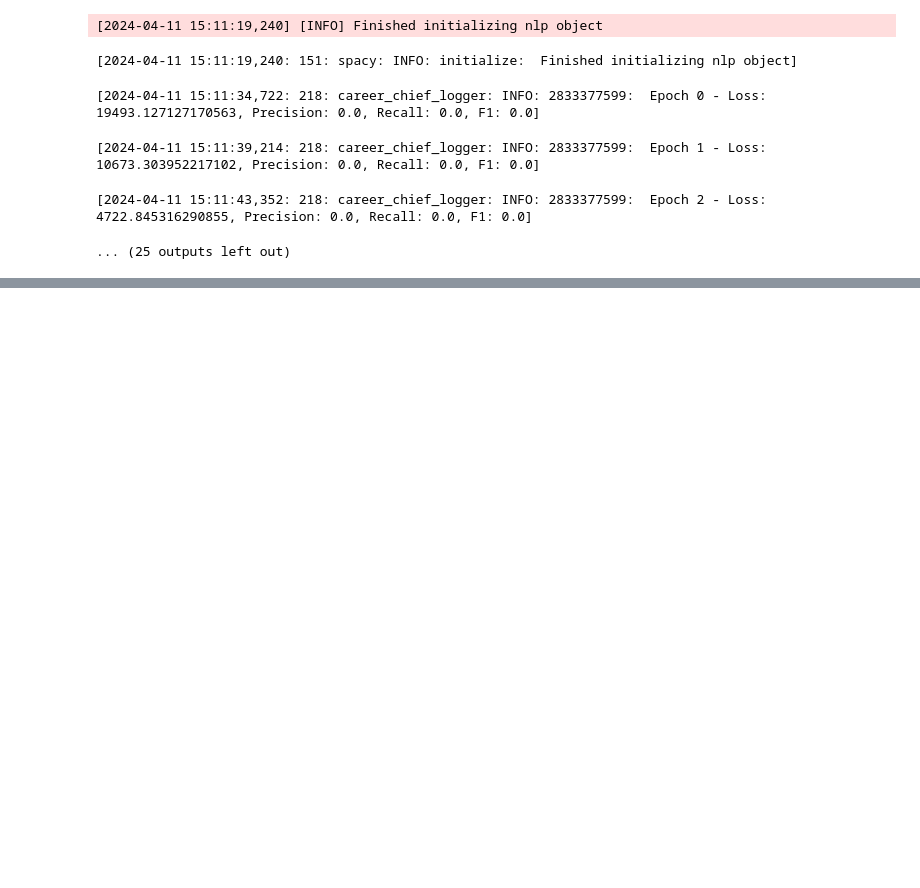
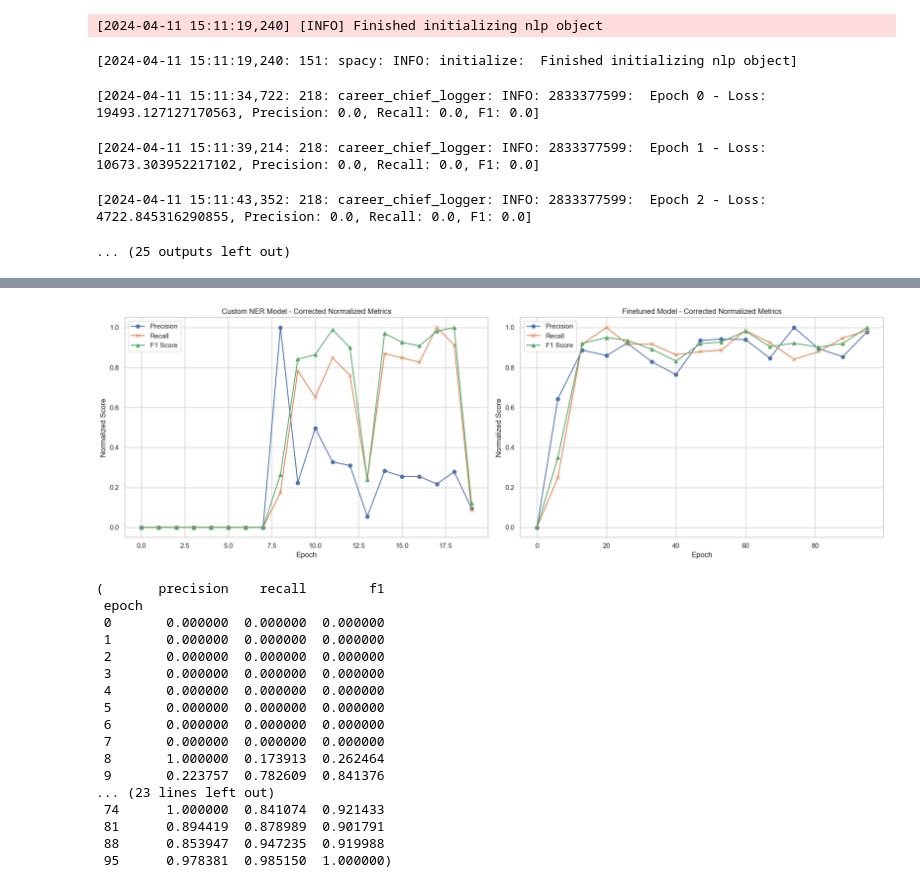
Before and after one commit to etietopabraham/career_chief_rep, a Jupyter notebook: research/spacy_custom_ner.ipynb, the cells around one changed output, grey strips where cells are left out. Cells and saved outputs as stored; diff of their text form; code cells hidden in the pictures; blank space fills up the shorter version.

```diff
--- a/research/spacy_custom_ner.ipynb
+++ b/research/spacy_custom_ner.ipynb
@@ -913,3 +921,6 @@ Staffigo is in the business of providin...
 [2024-04-11 15:11:39,214: 218: career_chief_logger: INFO: 2833377599:  Epoch 1 - Loss: 10673.303952217102, Precision: 0.0, Recall: 0.0, F1: 0.0]
 [2024-04-11 15:11:43,352: 218: career_chief_logger: INFO: 2833377599:  Epoch 2 - Loss: 4722.845316290855, Precision: 0.0, Recall: 0.0, F1: 0.0]
 ... (25 outputs left out)
+# %%
+finetuned_data = pd.read_csv('artifacts/model_training/NERJobDescriptionExtractor/Model/finetuned_model/training_metrics_finetuned.csv')
+finetuned_data.describe()
@@ -915,0 +937,3 @@ Staffigo is in the business of providin...
+# %%
+custom_ner_data = pd.read_csv('artifacts/model_training/spacy_ner/output/training_metrics_ner_custom.csv')
+custom_ner_data.describe()
@@ -915,0 +993,62 @@ Staffigo is in the business of providin...
+# %%
+# Redefine normalization and apply it correctly
+def normalize_data(data):
+    return (data - data.min()) / (data.max() - data.min())
+
+# Normalize the metric columns for both datasets
+custom_ner_normalized_correct = custom_ner_data[['precision', 'recall', 'f1']].apply(normalize_data)
+finetuned_normalized_correct = finetuned_data_relevant[['precision', 'recall', 'f1']].apply(normalize_data)
+
+# Merge back the epoch data to the normalized datasets
+custom_ner_normalized_correct['epoch'] = custom_ner_data['epoch']
+finetuned_normalized_correct['epoch'] = finetuned_data_relevant['epoch']
+
+# Create the correct heatmaps for improvement visualization
+custom_heatmap_data_correct = custom_ner_normalized_correct.set_index('epoch')
+finetuned_heatmap_data_correct = finetuned_normalized_correct.set_index('epoch')
+
+# Plot the normalized metrics with correct data
+plt.figure(figsize=(18, 6))
+
+plt.subplot(1, 2, 1)
+plt.title('Custom NER Model - Corrected Normalized Metrics')
+plt.plot(custom_ner_normalized_correct['epoch'], custom_ner_normalized_correct['precision'], label='Precision', marker='o')
+plt.plot(custom_ner_normalized_correct['epoch'], custom_ner_normalized_correct['recall'], label='Recall', marker='x')
+plt.plot(custom_ner_normalized_correct['epoch'], custom_ner_normalized_correct['f1'], label='F1 Score', marker='^')
+plt.xlabel('Epoch')
+plt.ylabel('Normalized Score')
+plt.legend()
+
+plt.subplot(1, 2, 2)
+plt.title('Finetuned Model - Corrected Normalized Metrics')
+plt.plot(finetuned_normalized_correct['epoch'], finetuned_normalized_correct['precision'], label='Precision', marker='o')
+plt.plot(finetuned_normalized_correct['epoch'], finetuned_normalized_correct['recall'], label='Recall', marker='x')
+plt.plot(finetuned_normalized_correct['epoch'], finetuned_normalized_correct['f1'], label='F1 Score', marker='^')
+plt.xlabel('Epoch')
+plt.ylabel('Normalized Score')
+plt.legend()
+
+plt.tight_layout()
+plt.show()
+
+# Display the corrected datasets for verification
+custom_heatmap_data_correct, finetuned_heatmap_data_correct
+# %% [output]
+[figure, added]
+(       precision    recall        f1
+ epoch
+ 0       0.000000  0.000000  0.000000
+ 1       0.000000  0.000000  0.000000
+ 2       0.000000  0.000000  0.000000
+ 3       0.000000  0.000000  0.000000
+ 4       0.000000  0.000000  0.000000
+ 5       0.000000  0.000000  0.000000
+ 6       0.000000  0.000000  0.000000
+ 7       0.000000  0.000000  0.000000
+ 8       1.000000  0.173913  0.262464
+ 9       0.223757  0.782609  0.841376
+... (23 lines left out)
+ 74      1.000000  0.841074  0.921433
+ 81      0.894419  0.878989  0.901791
+ 88      0.853947  0.947235  0.919988
+ 95      0.978381  0.985150  1.000000)
```
Also changed, not shown: parts of 11 cells of this notebook, 8 other files.
